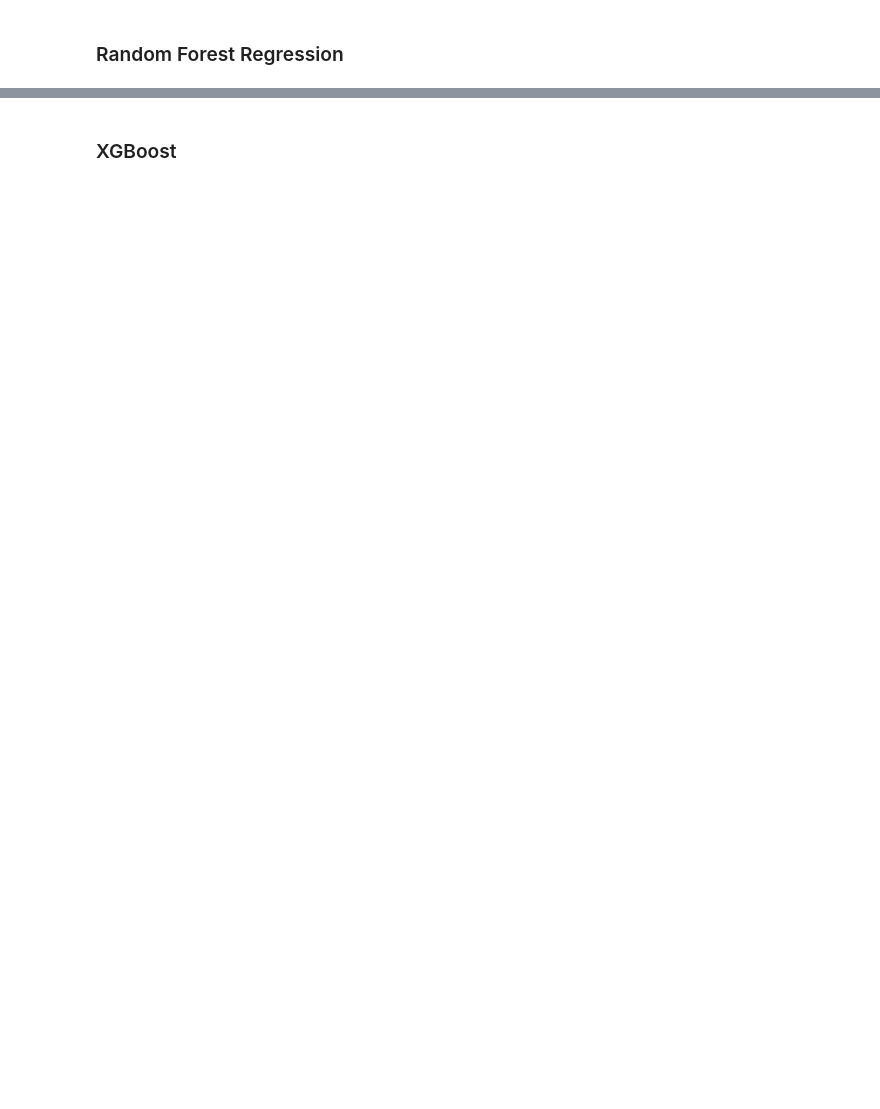
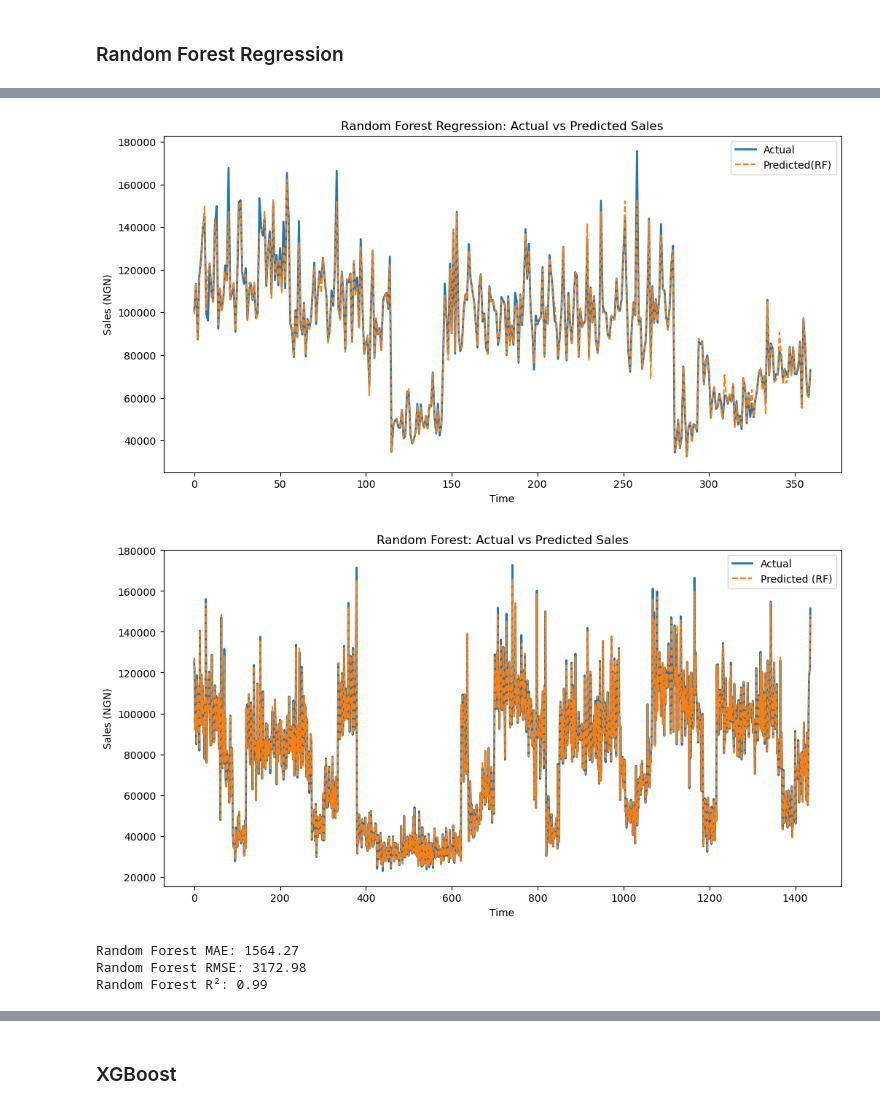
Before and after one commit to Olamilekanvic/Pizza-Sales-Prediction, a Jupyter notebook: daily_pizza_sales_prediction.ipynb, the cells around one changed output, grey strips where cells are left out. Saved outputs shown, nothing was run; the diff lists cells and outputs as text; code cells hidden in the pictures; blank space fills up the shorter version.

Commit message:
Random Forest Reg commit

```diff
--- a/daily_pizza_sales_prediction.ipynb
+++ b/daily_pizza_sales_prediction.ipynb
@@ -706,2 +704,7 @@ Read about the evalution matrix used above before going to Random Forest Regress
 # %% [markdown]
 ### Random Forest Regression
+# %%
+# Fitting the Random Forest Regression Model into the Dataset
+from sklearn.ensemble import RandomForestRegressor
+rf_regressor = RandomForestRegressor(n_estimators=300, random_state=0)
+rf_regressor.fit(X_train, y_train)
@@ -707,0 +713,2 @@ Read about the evalution matrix used above before going to Random Forest Regress
+# %%
+rf_y_pred = rf_regressor.predict(X_test)
@@ -707,0 +750,43 @@ Read about the evalution matrix used above before going to Random Forest Regress
+# %%
+# Visualizing the Random Forest Predictions on Test Set
+plt.figure(figsize=(12, 6))
+plt.plot(y_test.values, label='Actual', linewidth=2)
+plt.plot(rf_y_pred, label='Predicted(RF)', linestyle='--')
+plt.title('Random Forest Regression: Actual vs Predicted Sales')
+plt.xlabel('Time')
+plt.ylabel('Sales (NGN)')
+plt.legend()
+plt.show()
+
+
+
+ # Visualizing the Random Forest Predictions on Train Set
+import matplotlib.pyplot as plt
+
+plt.figure(figsize=(12, 6))
+plt.plot(y_train.values, label='Actual', linewidth=2)
+plt.plot(rf_regressor.predict(X_train), label='Predicted (RF)', linestyle='--')
+plt.title('Random Forest: Actual vs Predicted Sales')
+plt.xlabel('Time')
+plt.ylabel('Sales (NGN)')
+plt.legend()
+plt.show()
+# %% [output]
+[figure, added]
+[figure, added]
+# %%
+# Evaluting model performance
+from sklearn.metrics import mean_absolute_error, mean_squared_error, r2_score
+import numpy as np
+
+mae_rf = mean_absolute_error(y_test, rf_y_pred)
+rmse_rf = np.sqrt(mean_squared_error(y_test, rf_y_pred))
+r2_rf = r2_score(y_test, rf_y_pred)
+
+print(f"Random Forest MAE: {mae_rf:.2f}")
+print(f"Random Forest RMSE: {rmse_rf:.2f}")
+print(f"Random Forest R²: {r2_rf:.2f}")
+# %% [output]
+Random Forest MAE: 1564.27
+Random Forest RMSE: 3172.98
+Random Forest R²: 0.99
```
Also changed, not shown: parts of 13 cells of this notebook.
